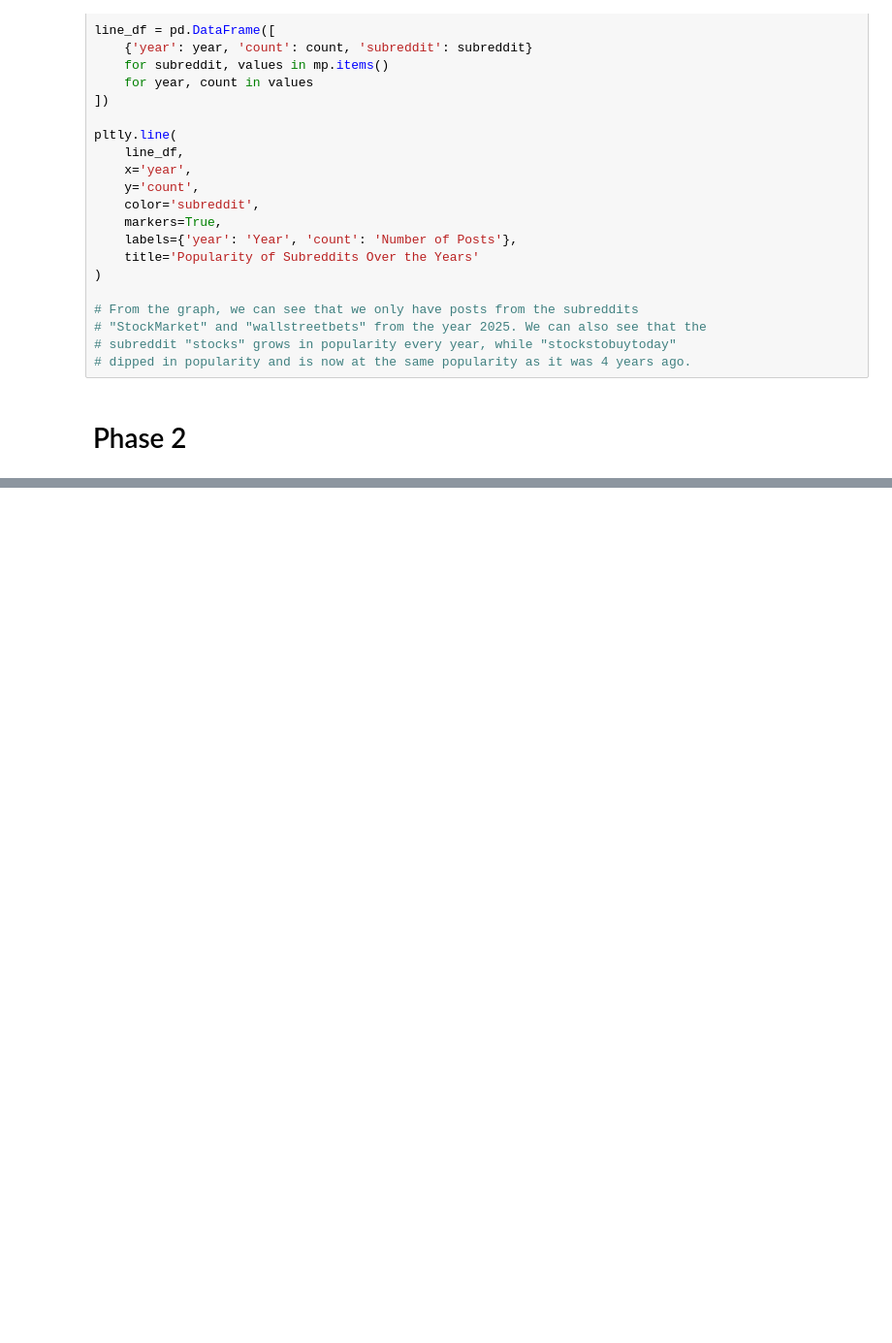
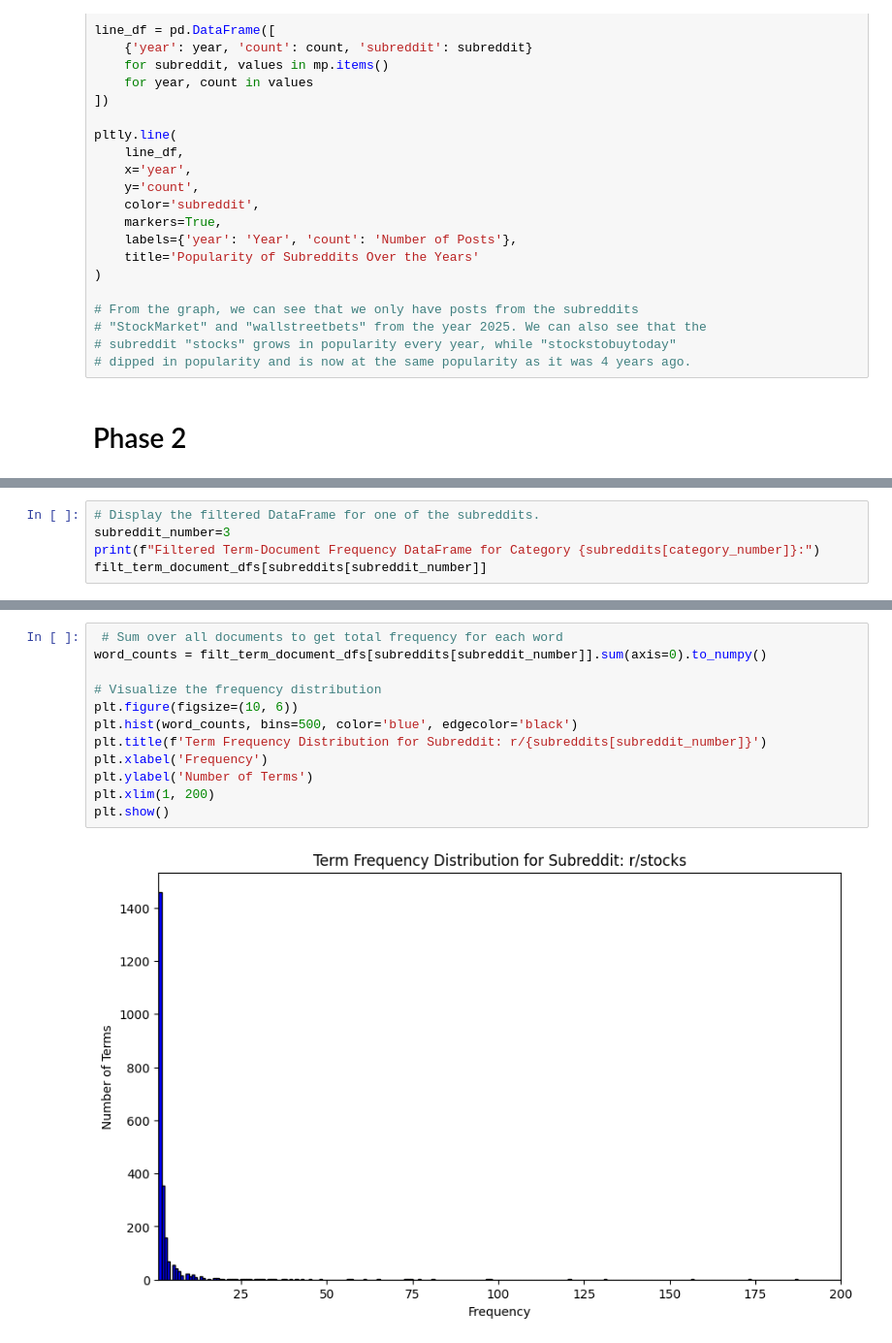
Before and after one commit to sleepingpandazzz25/DM2025-Lab1-Exercise, a Jupyter notebook: DM2025-Lab1-Homework.ipynb, the cells around one changed output, grey strips where cells are left out. Shown at 97% size. Cells and saved outputs as stored; diff of their text form; blank space fills up the shorter version.

```diff
--- a/DM2025-Lab1-Homework.ipynb
+++ b/DM2025-Lab1-Homework.ipynb
@@ -420,0 +449,5 @@ pltly.line(
+# %%
+# Display the filtered DataFrame for one of the subreddits.
+subreddit_number=3
+print(f"Filtered Term-Document Frequency DataFrame for Category {subreddits[category_number]}:")
+filt_term_document_dfs[subreddits[subreddit_number]]
@@ -420,0 +469,14 @@ pltly.line(
+# %%
+ # Sum over all documents to get total frequency for each word
+word_counts = filt_term_document_dfs[subreddits[subreddit_number]].sum(axis=0).to_numpy()
+
+# Visualize the frequency distribution
+plt.figure(figsize=(10, 6))
+plt.hist(word_counts, bins=500, color='blue', edgecolor='black')
+plt.title(f'Term Frequency Distribution for Subreddit: r/{subreddits[subreddit_number]}')
+plt.xlabel('Frequency')
+plt.ylabel('Number of Terms')
+plt.xlim(1, 200)
+plt.show()
+# %% [output]
+[figure, added]
```
Also changed, not shown: parts of 56 cells of this notebook, 9 other files.
